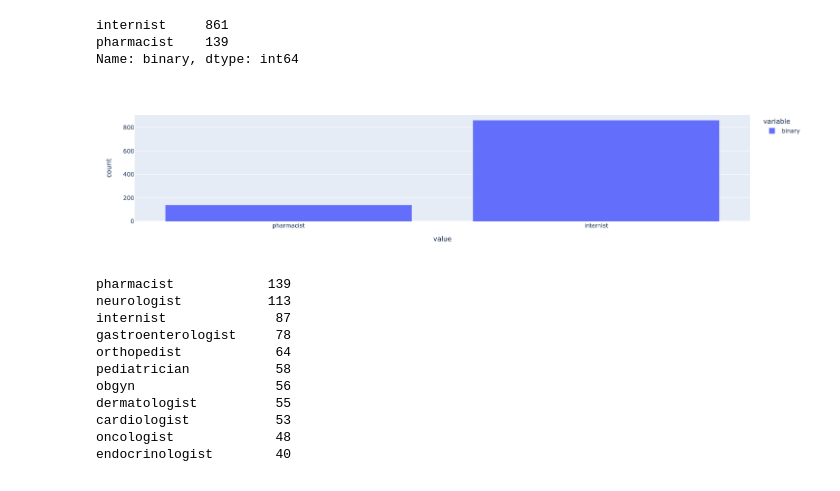
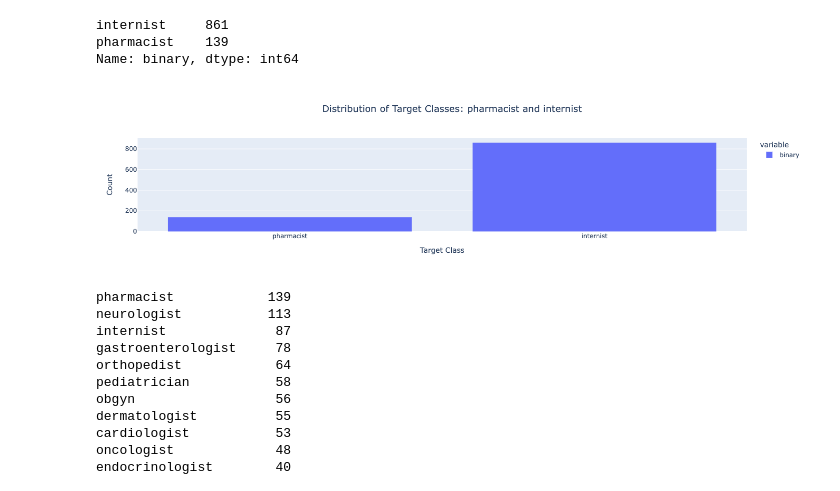
Before and after one commit to emilygama/Binary-Classification-NLP-Patient-Questions, a Jupyter notebook: code/starter.ipynb, the cells around one changed output. Cells and saved outputs as stored; diff of their text form; code cells hidden in the pictures.

```diff
--- a/code/starter.ipynb
+++ b/code/starter.ipynb
@@ -57,9 +57,15 @@ internist     861
 pharmacist    139
 Name: binary, dtype: int64
 # %%
-px.histogram(data_frame=questions['binary'])
+fig1 = px.histogram(data_frame=questions['binary'],
+            title='Distribution of Target Classes: pharmacist and internist',
+            labels={'value': 'Target Class'})
+
+fig1.update_yaxes(title = 'Count')
+
+fig1.update_layout(title_font_size=18, title_x=.5)
 # %% [output]
-[figure, old version]
+[figure, new version]
 # %%
 questions['specialty'].value_counts()
 # %% [output]
```
Also changed, not shown: parts of 9 cells of this notebook, 11 other files.
